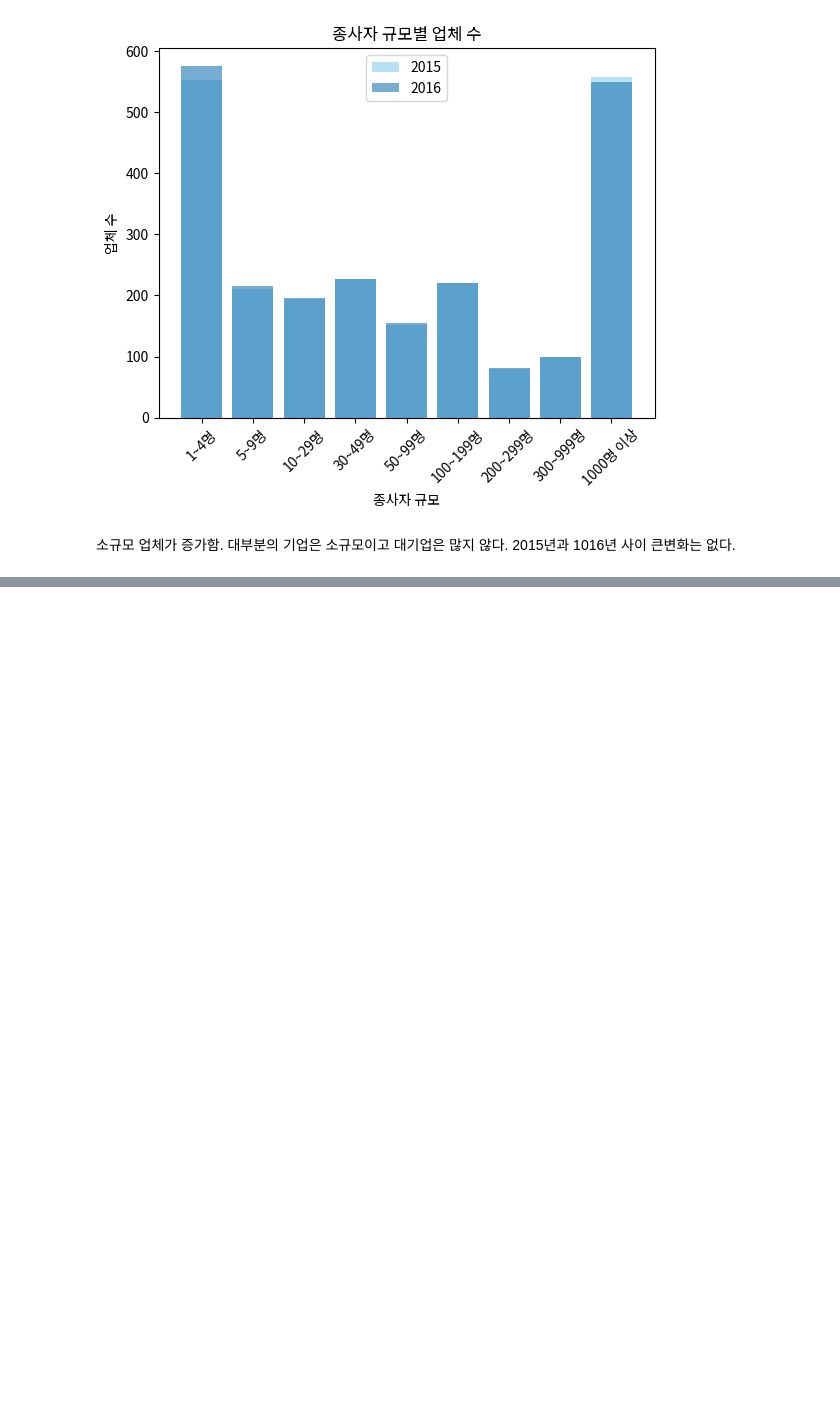
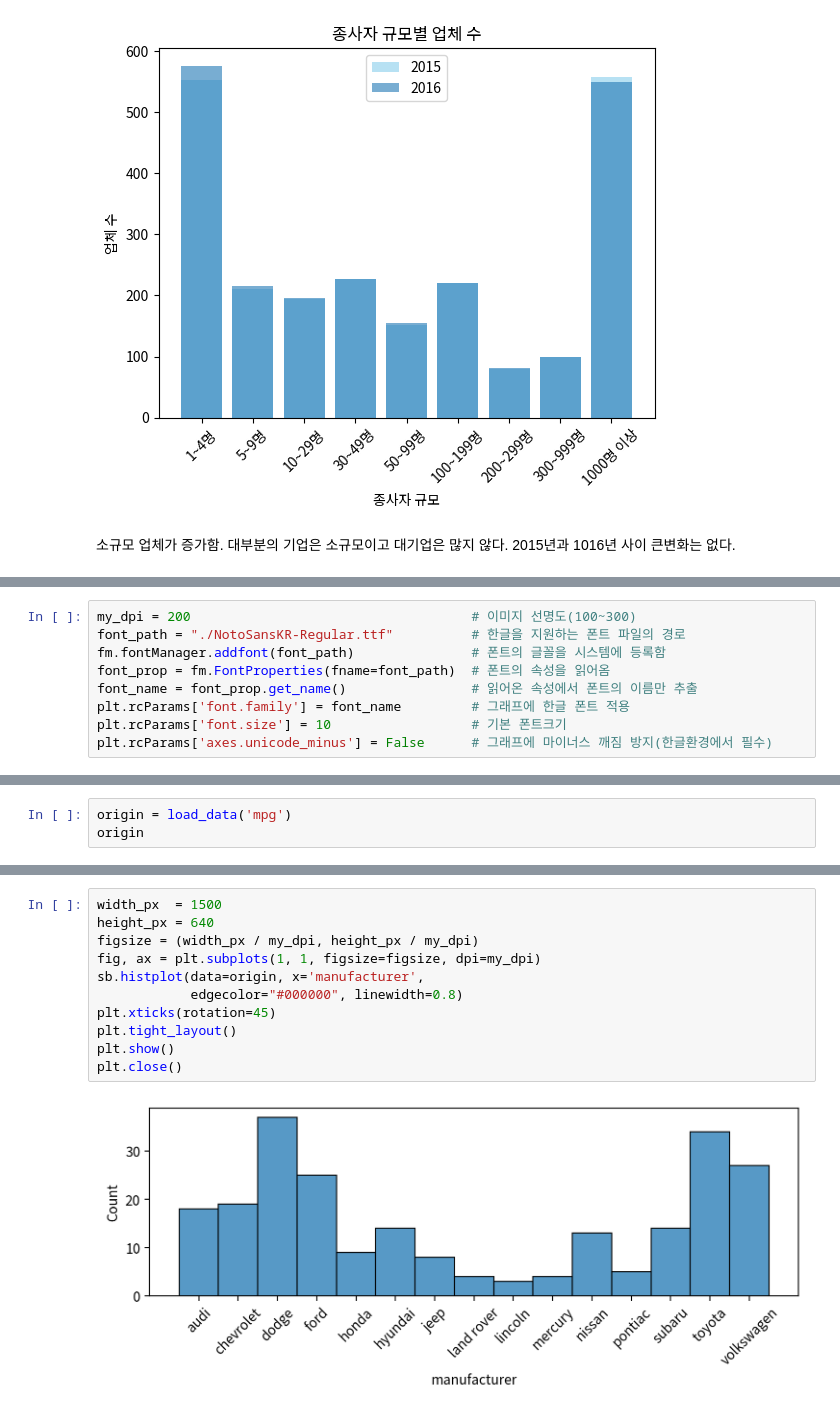
Before and after one commit to jyhong0207-netizen/python-study, a Jupyter notebook: DATA ANALYSIS BASIC/데이터 시각화 종합 연습문제.ipynb, the cells around one changed output, grey strips where cells are left out. Drawn from its saved outputs; the diff is of its cells as text; blank space fills up the shorter version.

```diff
--- a/DATA ANALYSIS BASIC/데이터 시각화 종합 연습문제.ipynb
+++ b/DATA ANALYSIS BASIC/데이터 시각화 종합 연습문제.ipynb
@@ -462,0 +478,9 @@ plt.show()
+# %%
+my_dpi = 200                                    # 이미지 선명도(100~300)
+font_path = "./NotoSansKR-Regular.ttf"          # 한글을 지원하는 폰트 파일의 경로
+fm.fontManager.addfont(font_path)               # 폰트의 글꼴을 시스템에 등록함
+font_prop = fm.FontProperties(fname=font_path)  # 폰트의 속성을 읽어옴
+font_name = font_prop.get_name()                # 읽어온 속성에서 폰트의 이름만 추출
+plt.rcParams['font.family'] = font_name         # 그래프에 한글 폰트 적용
+plt.rcParams['font.size'] = 10                  # 기본 폰트크기
+plt.rcParams['axes.unicode_minus'] = False      # 그래프에 마이너스 깨짐 방지(한글환경에서 필수)
@@ -462,0 +607,3 @@ plt.show()
+# %%
+origin = load_data('mpg')
+origin
@@ -462,0 +661,13 @@ plt.show()
+# %%
+width_px  = 1500
+height_px = 640
+figsize = (width_px / my_dpi, height_px / my_dpi)
+fig, ax = plt.subplots(1, 1, figsize=figsize, dpi=my_dpi)
+sb.histplot(data=origin, x='manufacturer',
+            edgecolor="#000000", linewidth=0.8)
+plt.xticks(rotation=45)
+plt.tight_layout()
+plt.show()
+plt.close()
+# %% [output]
+[figure, added]
```
Also changed, not shown: parts of 33 cells of this notebook, 7 other files.
